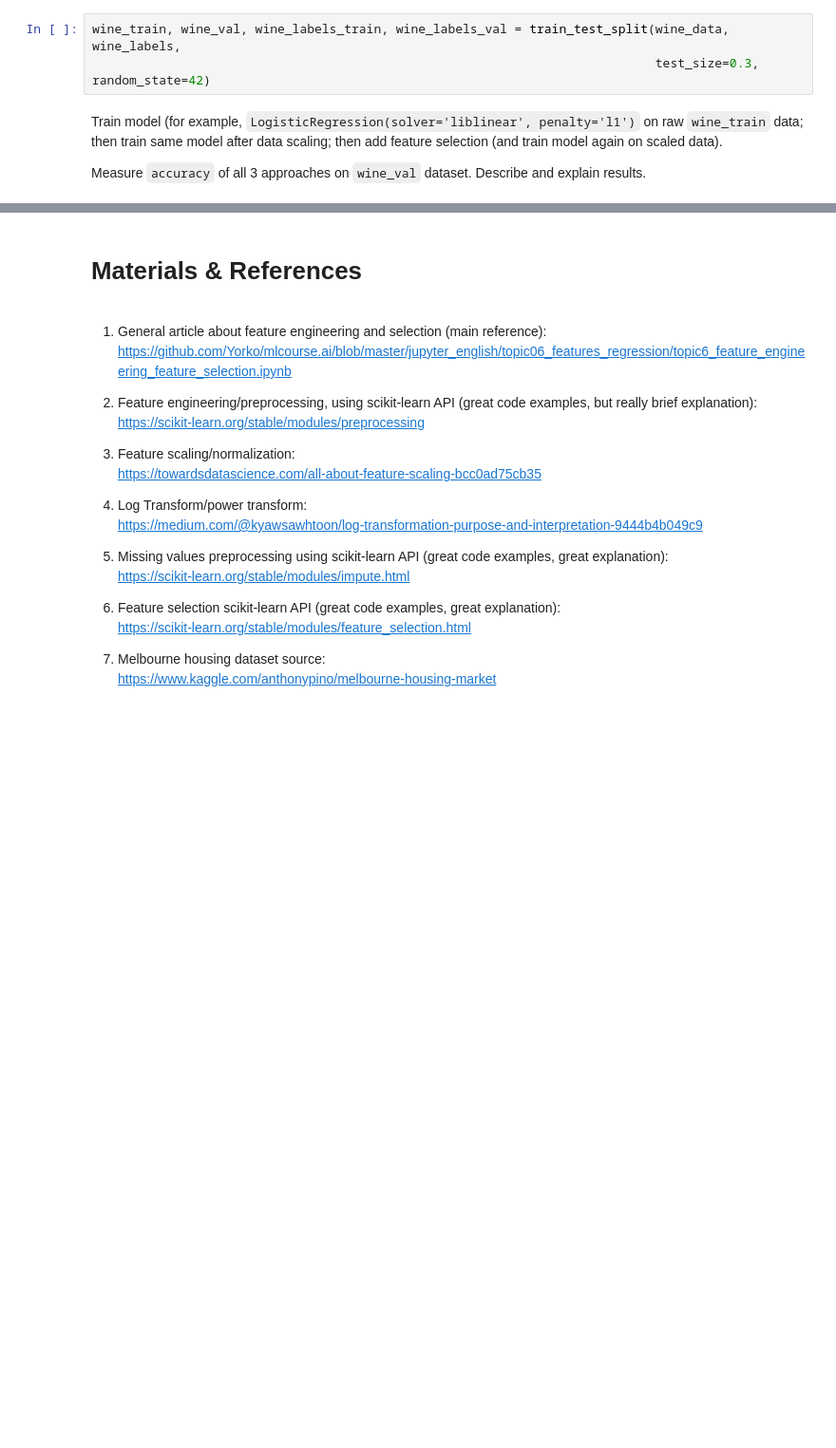
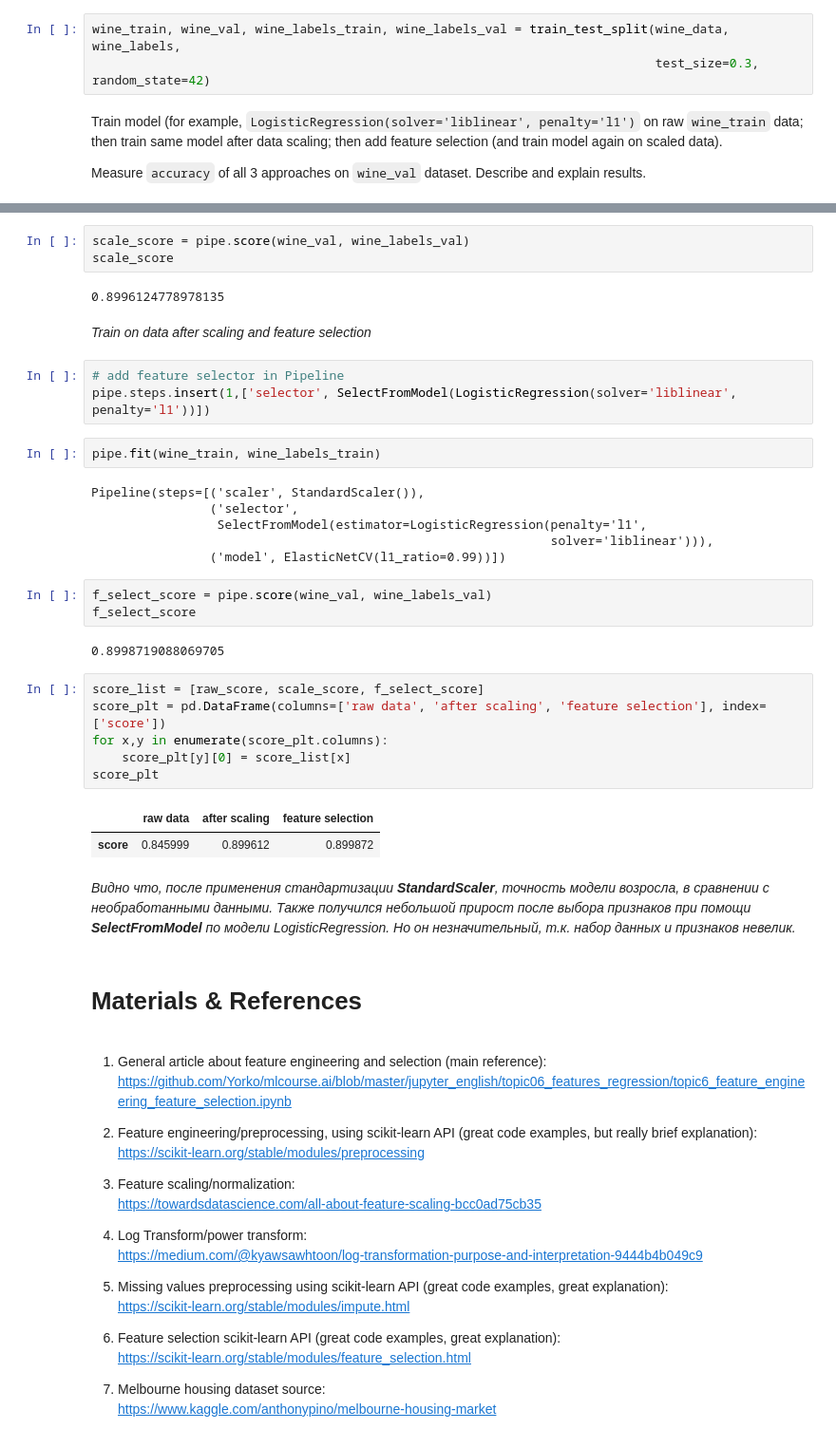
Before and after one commit to kinkpunk/ml-intro, a Jupyter notebook: 4_feature_engineering_selection/feature_engineering_selection.ipynb, the cells around one changed output, grey strips where cells are left out. Shown: that part at 95% size. Drawn from its saved outputs; the diff is of its cells as text; blank space fills up the shorter version.

```diff
--- a/4_feature_engineering_selection/feature_engineering_selection.ipynb
+++ b/4_feature_engineering_selection/feature_engineering_selection.ipynb
@@ -591,3 +630,39 @@ Measure `accuracy` of all 3 approaches on `wine_val` dataset. Describe and expla
+# %%
+scale_score = pipe.score(wine_val, wine_labels_val)
+scale_score
+# %% [output]
+0.8996124778978135
+# %% [markdown]
+*Train on data after scaling and feature selection*
+# %%
+# add feature selector in Pipeline
+pipe.steps.insert(1,['selector', SelectFromModel(LogisticRegression(solver='liblinear', penalty='l1'))])
+# %%
+pipe.fit(wine_train, wine_labels_train)
+# %% [output]
+Pipeline(steps=[('scaler', StandardScaler()),
+                ('selector',
+                 SelectFromModel(estimator=LogisticRegression(penalty='l1',
+                                                              solver='liblinear'))),
+                ('model', ElasticNetCV(l1_ratio=0.99))])
+# %%
+f_select_score = pipe.score(wine_val, wine_labels_val)
+f_select_score
+# %% [output]
+0.8998719088069705
+# %%
+score_list = [raw_score, scale_score, f_select_score]
+score_plt = pd.DataFrame(columns=['raw data', 'after scaling', 'feature selection'], index=['score'])
+for x,y in enumerate(score_plt.columns):
+    score_plt[y][0] = score_list[x]
+score_plt
+# %% [output]
+|  | raw data | after scaling | feature selection |
+| score | 0.845999 | 0.899612 | 0.899872 |
+# %% [markdown]
+*Видно что, после применения стандартизации **StandardScaler**, точность модели возросла, в сравнении с необработанными данными.
+Также получился небольшой прирост после выбора признаков при помощи **SelectFromModel** по модели LogisticRegression.
+Но он незначительный, т.к. набор данных и признаков невелик.*
 # %% [markdown]
 # Materials & References
 # %% [markdown]
```
Also changed, not shown: parts of 30 cells of this notebook.
